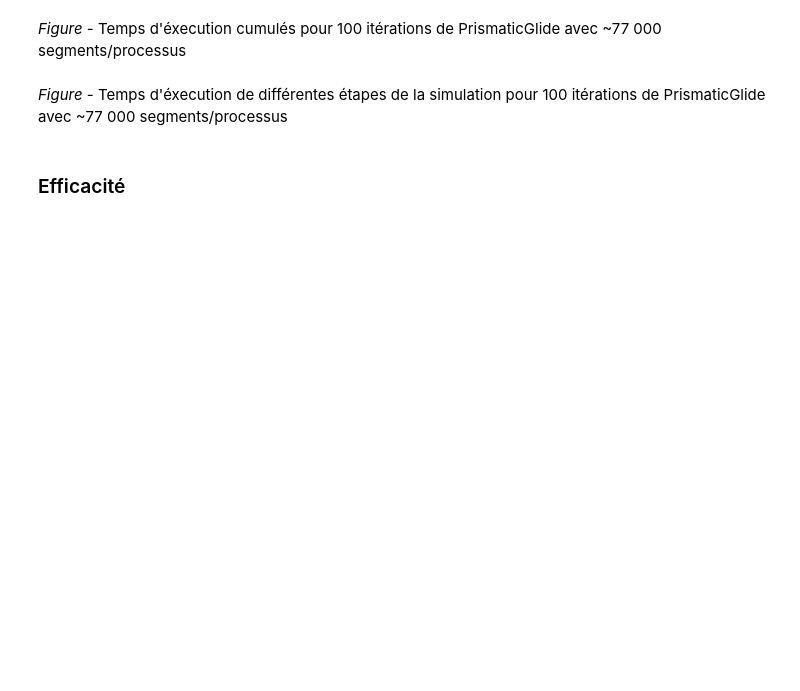
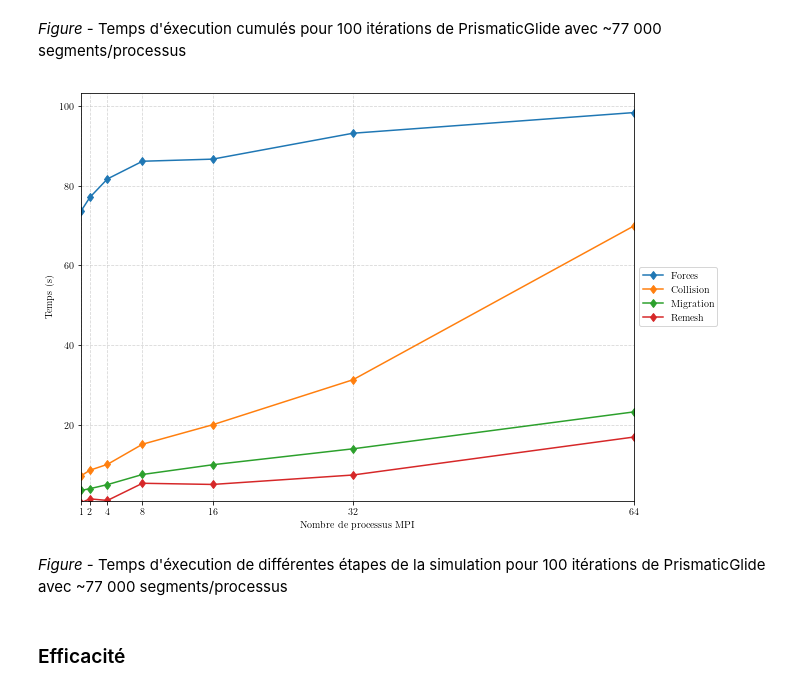
Before and after one commit to arnodu/adurocher-doc, a Jupyter notebook: jupyter/bench_mpi/bench_mpi.ipynb, the cells around one changed output. Saved outputs shown, nothing was run; the diff lists cells and outputs as text; code cells hidden in the pictures; blank space fills up the shorter version.

```diff
--- a/jupyter/bench_mpi/bench_mpi.ipynb
+++ b/jupyter/bench_mpi/bench_mpi.ipynb
@@ -208,15 +243,17 @@ plt.show()
 # %%
 plt.figure(figsize=(0.66*textwidth, 2*figheight))
 for name in reversed(names_to_plot):
-    line, = plt.plot( list_nb_procs, ts_total_max_weak[name], 'd-', label=timers_labels[name] )
+    line, = plt.plot( list_nb_procs, ts_total_best_weak[name], 'd-', label=timers_labels[name] )
     #plt.plot( list_nb_procs, ts_total_min[name], 'd--', color=line.get_color(), label=name.translate(str.maketrans({"_":  r"\_"}) ) )
 #plt.xscale('log',basex=2)
 #plt.yscale('log')
 plt.ylim(1)
 plt.ylabel('Temps (s)')
 xaxis_mpi()
 plt.legend(bbox_to_anchor=(1,0.5), loc='center left')
 plt.show()
+# %% [output]
+[figure, added]
 # %% [markdown]
  *Figure* - Temps d'éxecution de différentes étapes de la simulation pour 100 itérations de PrismaticGlide avec ~77 000 segments/processus
 # %% [markdown]
```
Also changed, not shown: parts of 10 cells of this notebook.
